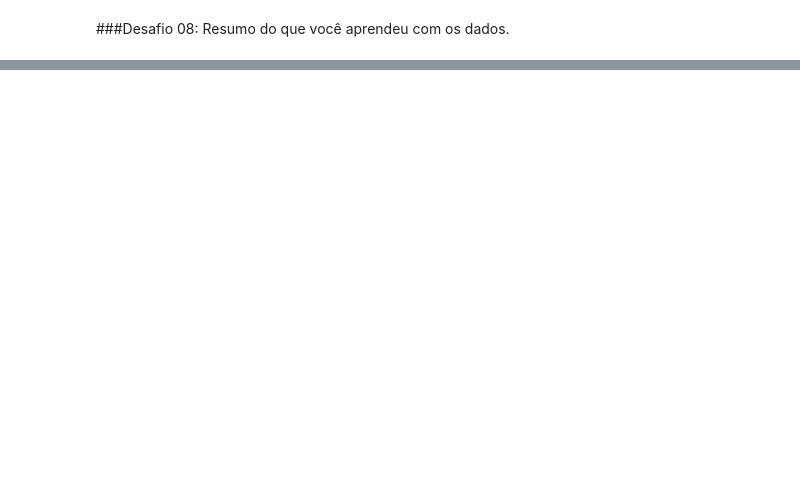
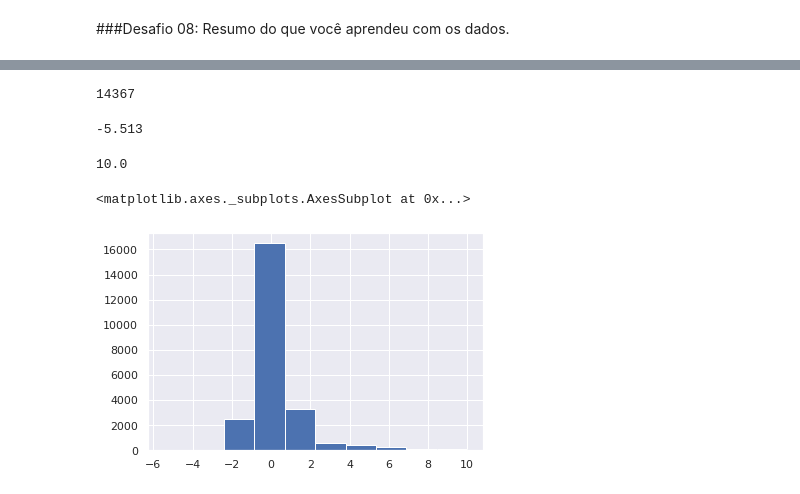
Before and after one commit to weltonrosa/Curso_Alura_ImersaoDados, a Jupyter notebook: Imersão_Dados.ipynb, the cells around one changed output, grey strips where cells are left out. Saved outputs shown, nothing was run; the diff lists cells and outputs as text; code cells hidden in the pictures; blank space fills up the shorter version.

```diff
--- a/Imersão_Dados.ipynb
+++ b/Imersão_Dados.ipynb
@@ -312,0 +547,13 @@ Ficou evidente para mim que a linguagem python possibilita criar diversas maneir
+# %%
+#Por padrão o Seaborn já tráz em sua configuração padrão um gráfico mais bonito,
+#porém por um bug no Google Colab temos que forçá-lo a utilizar os dados padrões
+#de geração dos gráfico com a função sns.set()
+
+import seaborn as sns
+import matplotlib.pyplot as plt
+
+sns.set()
+plt.figure(figsize=(8, 6)) # define o tamanho da imagem do gráfico
+ax = sns.countplot(x = 'composto', data=dados.query('composto in @cod_compostos')) #Define variável que será o gráfico
+ax.set_title('Top 5 Compostos') #Define título do gráfico
+plt.show() #Exibe somente o gráfico, sem as informações de criação do mesmo.
@@ -312,0 +562,20 @@ Ficou evidente para mim que a linguagem python possibilita criar diversas maneir
+# %%
+#Verificando o total de valores únicos dentro da coluna g-0
+len(dados['g-0'].unique())
+# %% [output]
+14367
+# %%
+#Devido a quantidade de valores únicos o mais viavél é criar intervalos, para verificação dos valores
+dados['g-0'].min()
+# %% [output]
+-5.513
+# %%
+dados['g-0'].max()
+# %% [output]
+10.0
+# %%
+#Devido a variação, o mais viável é criar um gráfico histograma
+dados['g-0'].hist()   #eixo x = intervalo e eixo y = frequência
+# %% [output]
+<matplotlib.axes._subplots.AxesSubplot at 0x...>
+[figure, added]
```
Also changed, not shown: parts of 84 cells of this notebook.
